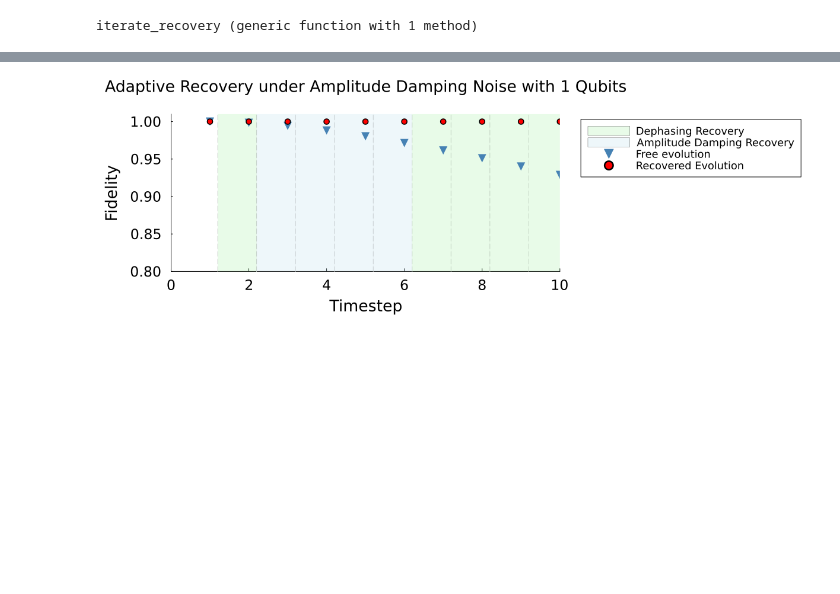
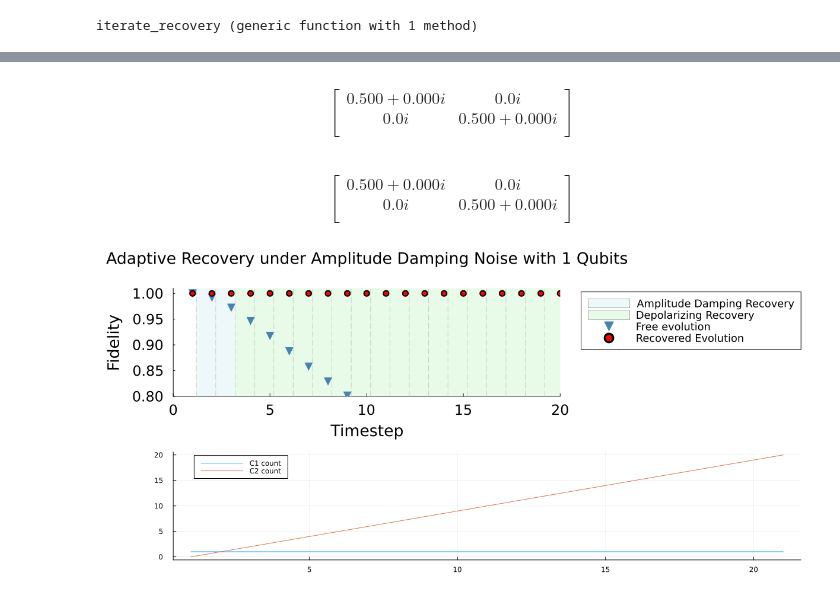
Before and after one commit to fedesss98/shooting-decoherences, a Jupyter notebook: notebooks/07-fede-measure-collapses.ipynb, the cells around one changed output, grey strips where cells are left out. Saved outputs shown, nothing was run; the diff lists cells and outputs as text; code cells hidden in the pictures; blank space fills up the shorter version.

```diff
--- a/notebooks/07-fede-measure-collapses.ipynb
+++ b/notebooks/07-fede-measure-collapses.ipynb
@@ -848,4 +721,24 @@ Suggestion: check for spelling errors or missing imports.
-# %%
-plot_autorecovery(st, cfg, lgs; xlims=[0, total_steps])
-# %% [output]
-[figure, removed]
+# %%
+display(latexify(cfg.sigma; fmt="%.3f"))
+display(latexify(st.ρ0; fmt="%.3f"))
+g1 = plot_autorecovery(st, cfg, lgs; xlims=[0, total_steps], show=false)
+g2 = plot([cumsum(st.choice.c1), cumsum(st.choice.c2)], label=["C1 count" "C2 count"])
+plot(g1, g2, layout=grid(2, 1), size=(1200, 550))
+# %% [output]
+\begin{equation}
+\left[
+\begin{array}{cc}
+0.500+0.000\mathit{i} & 0.0\mathit{i} \\
+0.0\mathit{i} & 0.500+0.000\mathit{i} \\
+\end{array}
+\right]
+\end{equation}
+\begin{equation}
+\left[
+\begin{array}{cc}
+0.500+0.000\mathit{i} & 0.0\mathit{i} \\
+0.0\mathit{i} & 0.500+0.000\mathit{i} \\
+\end{array}
+\right]
+\end{equation}
+[figure, added]
```
Also changed, not shown: parts of 23 cells of this notebook.
